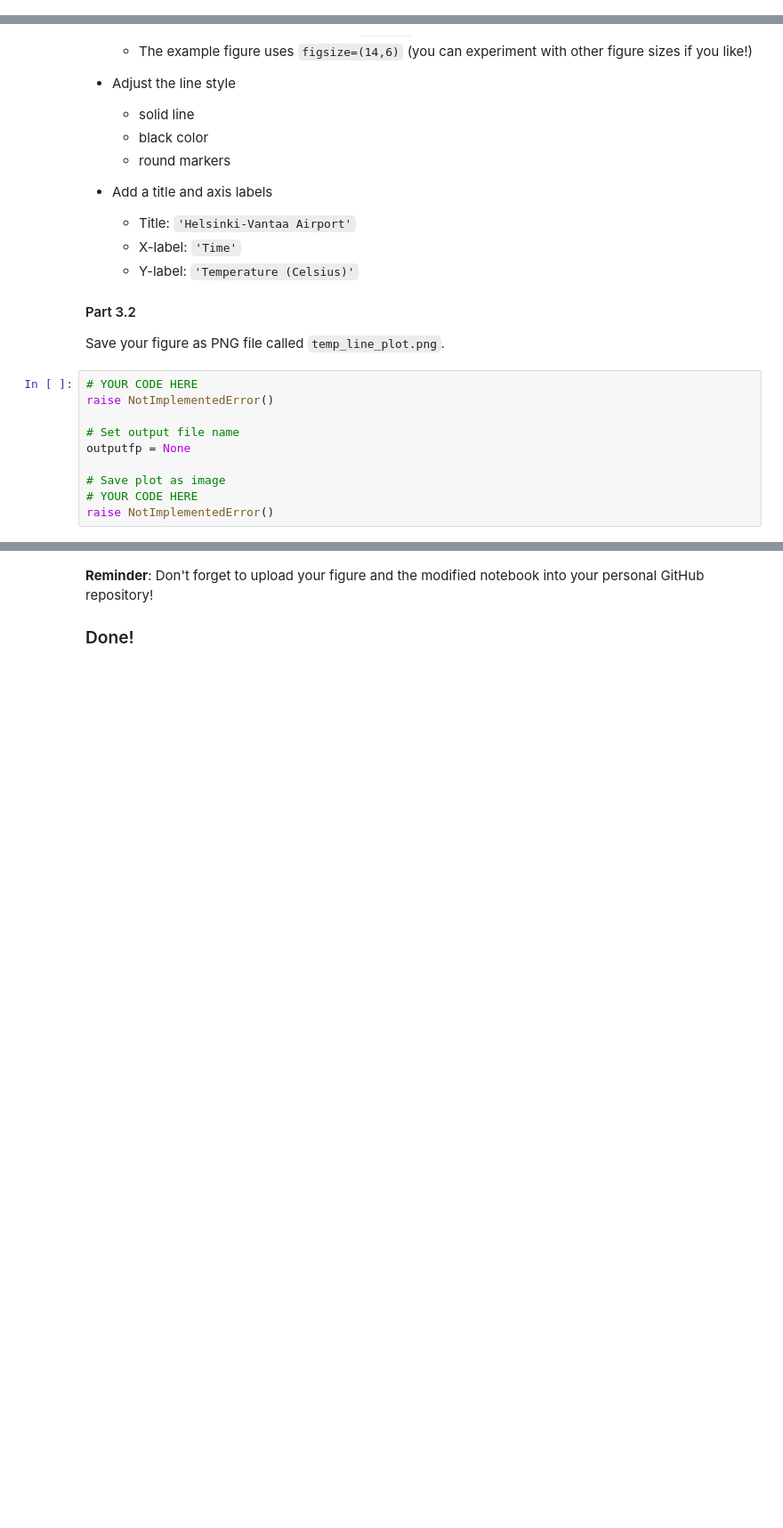
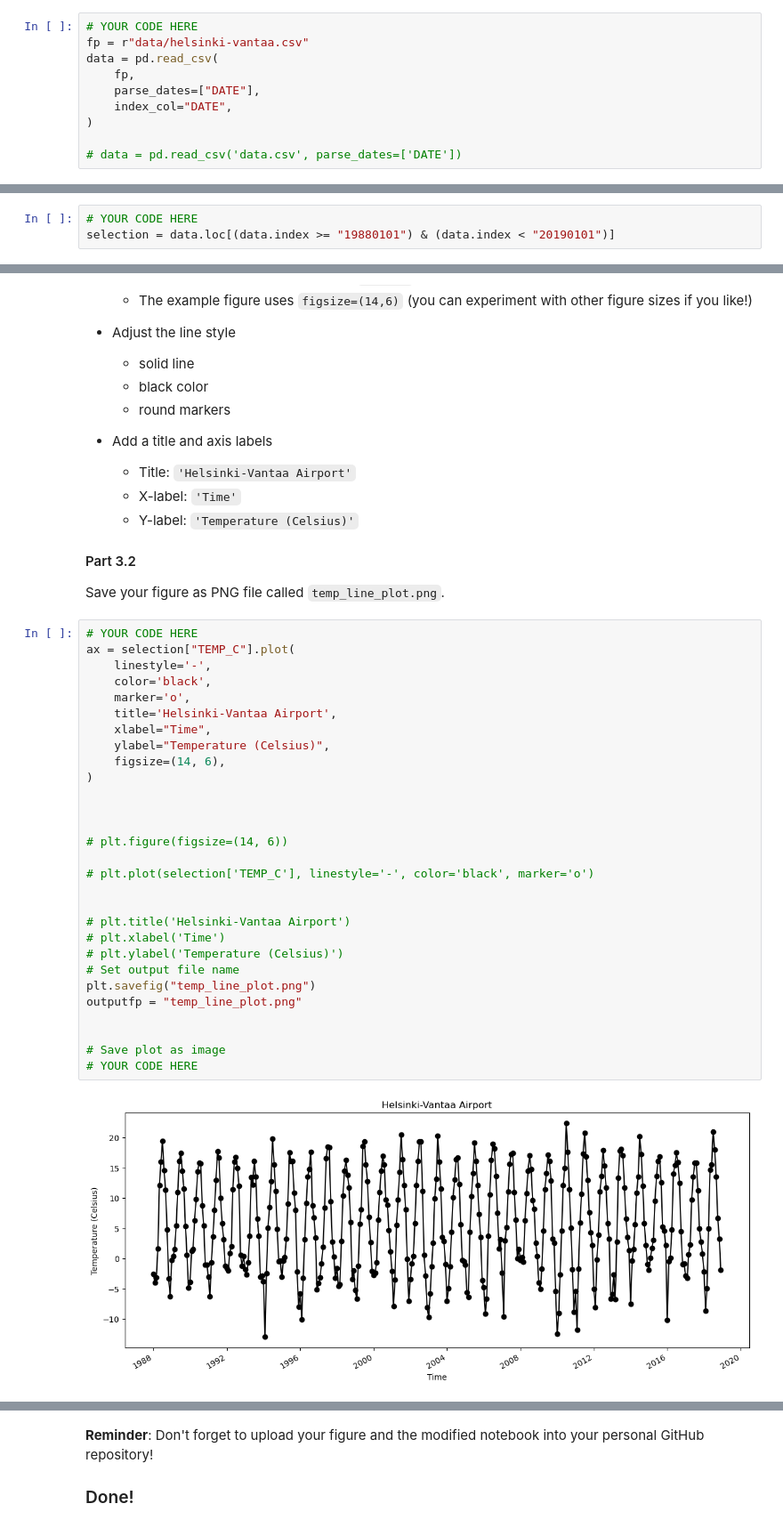
Before and after one commit to rafimt/exercise-7-rafimt, a Jupyter notebook: Exercise-7-problem-2.ipynb, the cells around one changed output, grey strips where cells are left out. Shown: that part at 89% size. Saved outputs shown, nothing was run; the diff lists cells and outputs as text; blank space fills up the shorter version.

```diff
--- a/Exercise-7-problem-2.ipynb
+++ b/Exercise-7-problem-2.ipynb
@@ -57,3 +57,13 @@ raise NotImplementedError()
+# %%
+# YOUR CODE HERE
+fp = r"data/helsinki-vantaa.csv"
+data = pd.read_csv(
+    fp,
+    parse_dates=["DATE"],
+    index_col="DATE",
+)
+
+# data = pd.read_csv('data.csv', parse_dates=['DATE'])
 # %%
 # This test print should print first five rows
 print(data.head())
@@ -72,3 +89,6 @@ raise NotImplementedError()
+# %%
+# YOUR CODE HERE
+selection = data.loc[(data.index >= "19880101") & (data.index < "20190101")]
 # %%
 # Check that the data was read in correctly:
 selection.head()
@@ -102,16 +132,37 @@ Create a line plot that displays the temperatures (`TEMP_C`) for each month in t
 #### Part 3.2
 
 Save your figure as PNG file called `temp_line_plot.png`.
-# %%
-# YOUR CODE HERE
-raise NotImplementedError()
-
-# Set output file name
-outputfp = None
-
-# Save plot as image
-# YOUR CODE HERE
-raise NotImplementedError()
+# %%
+# YOUR CODE HERE
+ax = selection["TEMP_C"].plot(
+    linestyle='-',
+    color='black',
+    marker='o',
+    title='Helsinki-Vantaa Airport',
+    xlabel="Time",
+    ylabel="Temperature (Celsius)",
+    figsize=(14, 6),
+)
+
+
+
+# plt.figure(figsize=(14, 6))
+
+# plt.plot(selection['TEMP_C'], linestyle='-', color='black', marker='o')
+
+
+# plt.title('Helsinki-Vantaa Airport')
+# plt.xlabel('Time')
+# plt.ylabel('Temperature (Celsius)')
+# Set output file name
+plt.savefig("temp_line_plot.png")
+outputfp = "temp_line_plot.png"
+
+
+# Save plot as image
+# YOUR CODE HERE
+# %% [output]
+[figure, added]
 # %%
 import os
 
```
Also changed, not shown: parts of 10 cells of this notebook, 3 other files.
